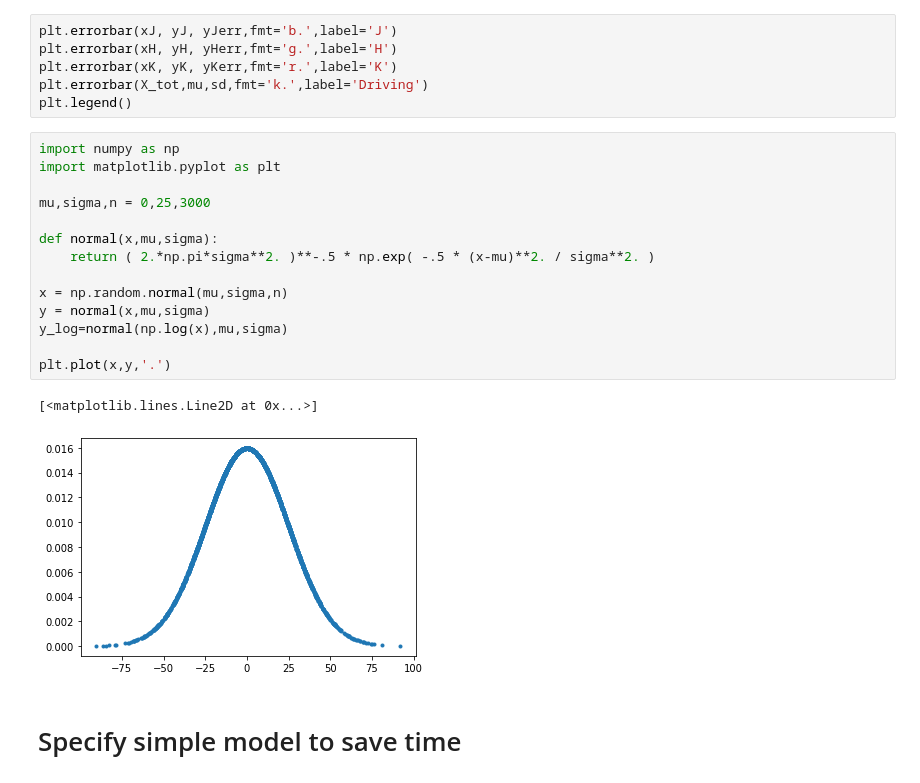
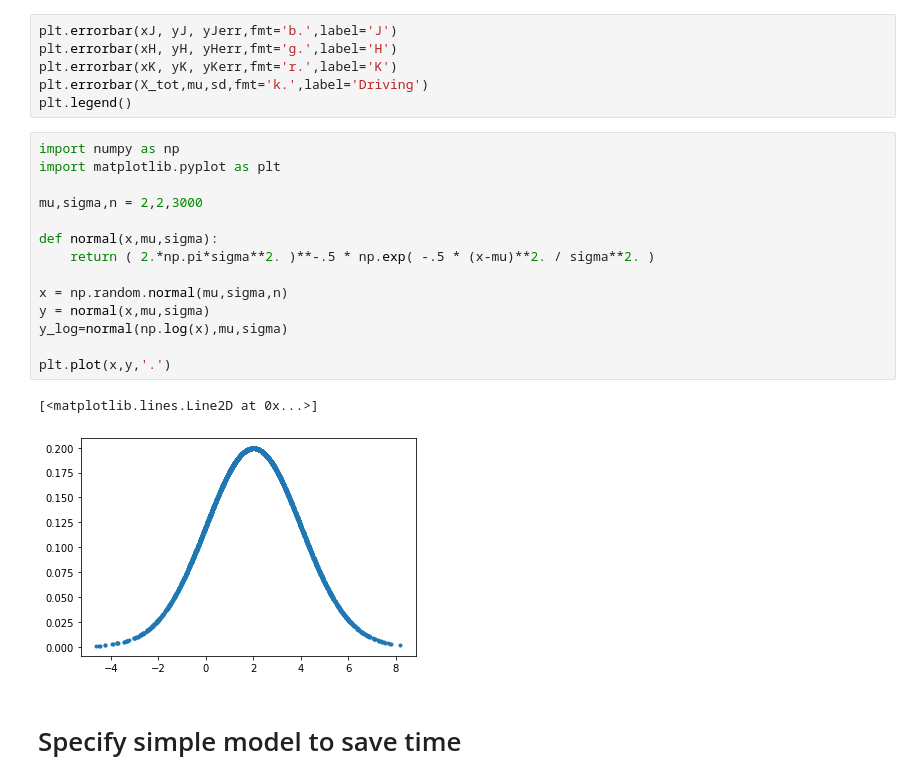
Before and after one commit to MalteBrinch/Master-Thesis-Code, a Jupyter notebook: 7d conv and iterating a GP.ipynb, the cells around one changed output. Saved outputs shown, nothing was run; the diff lists cells and outputs as text.

```diff
--- a/7d conv and iterating a GP.ipynb
+++ b/7d conv and iterating a GP.ipynb
@@ -339,20 +341,20 @@ plt.legend()
 # %%
 import numpy as np
 import matplotlib.pyplot as plt
 
-mu,sigma,n = 0,25,3000
+mu,sigma,n = 2,2,3000
 
 def normal(x,mu,sigma):
     return ( 2.*np.pi*sigma**2. )**-.5 * np.exp( -.5 * (x-mu)**2. / sigma**2. )
 
 x = np.random.normal(mu,sigma,n)
 y = normal(x,mu,sigma)
 y_log=normal(np.log(x),mu,sigma)
 
 plt.plot(x,y,'.')
 # %% [output]
 [<matplotlib.lines.Line2D at 0x...>]
-[figure, old version]
+[figure, new version]
 # %% [markdown]
 # Specify simple model to save time
 # %%
```
Also changed, not shown: parts of 12 cells of this notebook.
